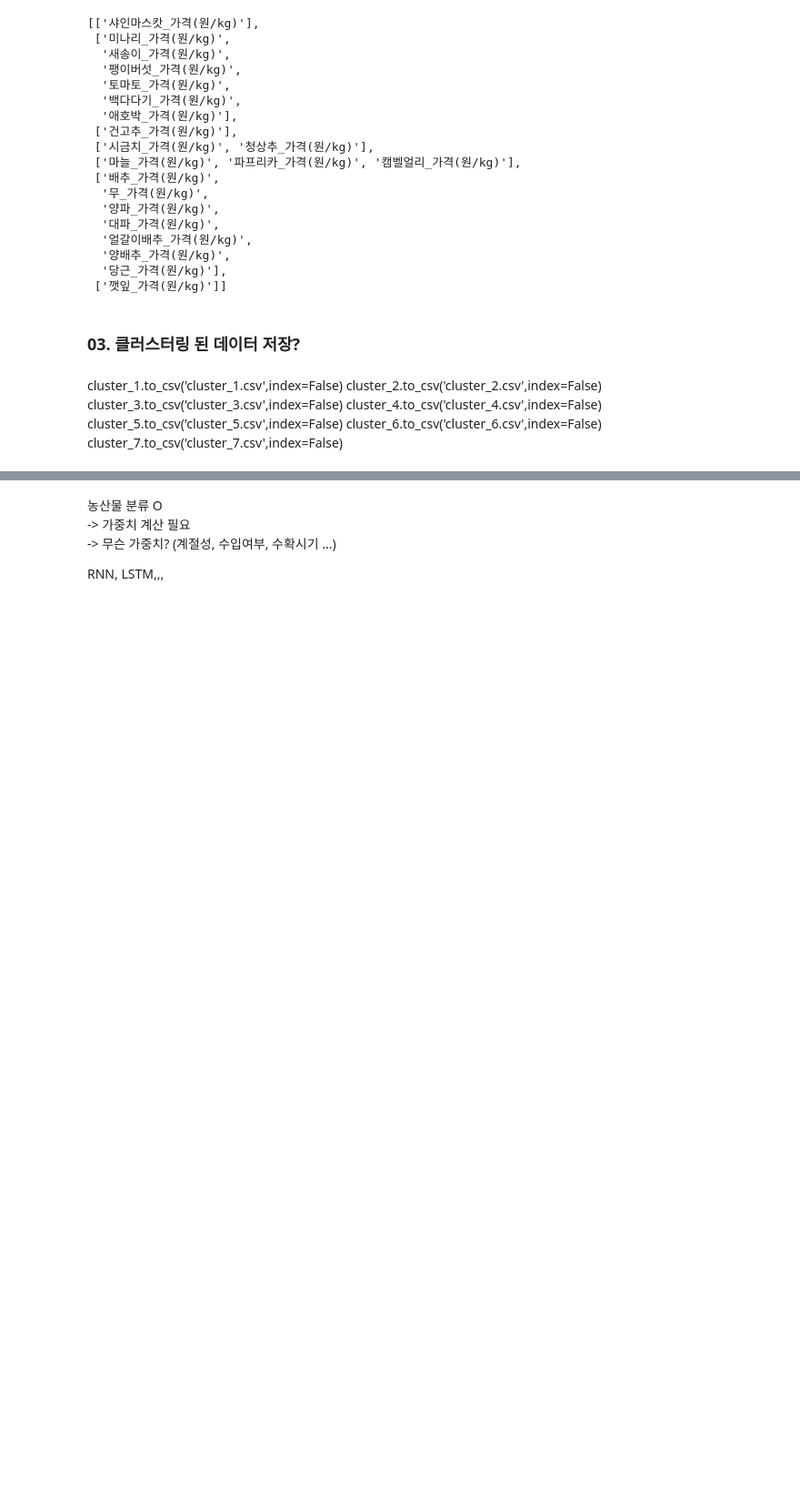
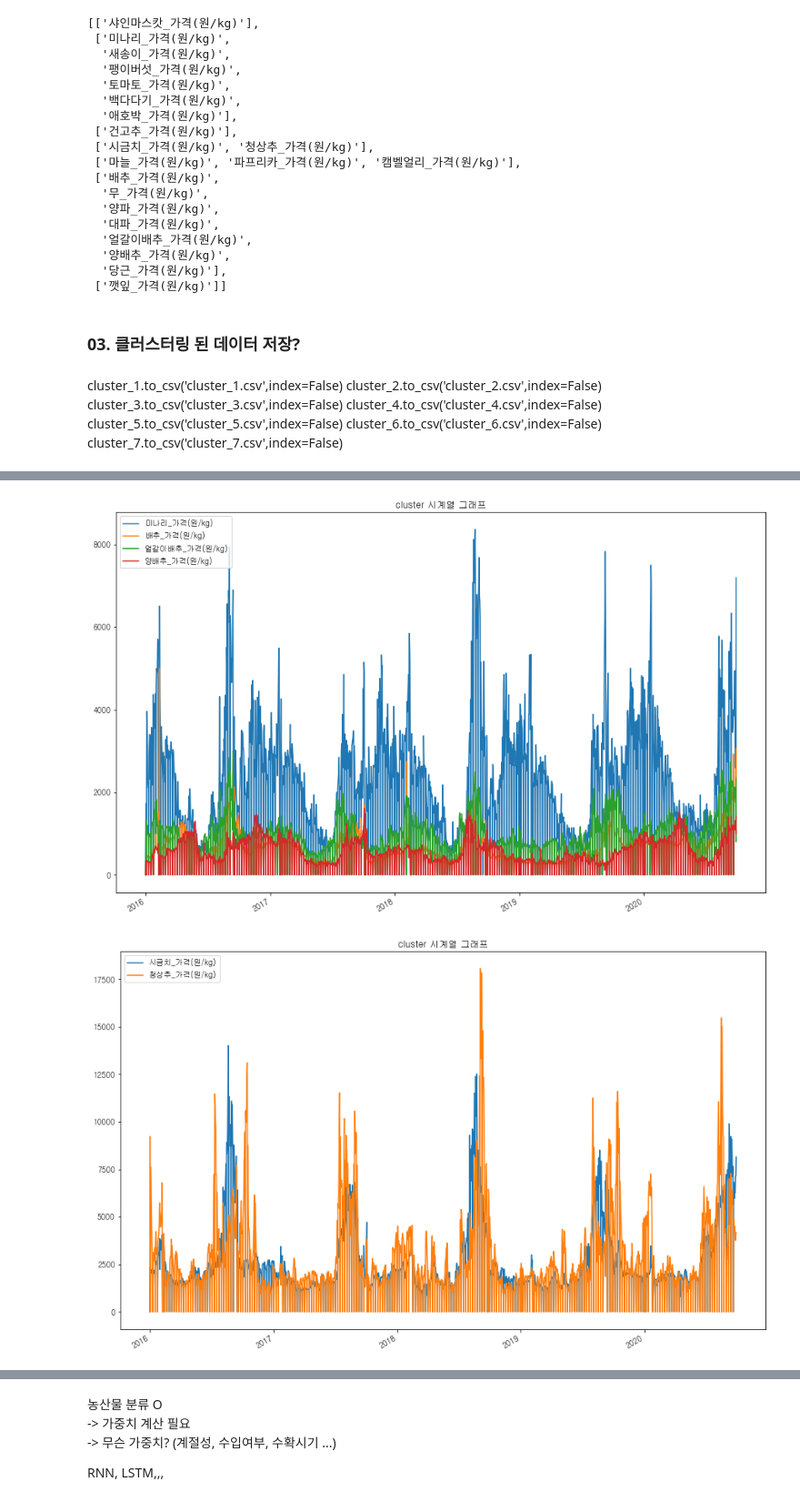
Before and after one commit to juyeon-shin/CLUB-D.N.A., a Jupyter notebook: 2022/03. 농산물 가격 예측 AI 경진대회/농산물 가격 예측 AI 경진대회_03. 가격 기준 클러스터링.ipynb, the cells around one changed output, grey strips where cells are left out. Shown at 91% size. Cells and saved outputs as stored; diff of their text form; code cells hidden in the pictures; blank space fills up the shorter version.

```diff
--- a/2022/03. 농산물 가격 예측 AI 경진대회/농산물 가격 예측 AI 경진대회_03. 가격 기준 클러스터링.ipynb
+++ b/2022/03. 농산물 가격 예측 AI 경진대회/농산물 가격 예측 AI 경진대회_03. 가격 기준 클러스터링.ipynb
@@ -251,0 +233,13 @@ cluster_7.to_csv('cluster_7.csv',index=False)
+# %%
+def make_EDA(data):
+    data_frame = pd.DataFrame()
+
+    for i in data :
+        new_data = price['%s_가격(원/kg)'%i]
+        data_frame = pd.concat([data_frame,new_data],axis=1)
+
+    return data_frame
+# %%
+leafy = ['미나리', '시금치', '청상추', '배추', '얼갈이배추', '양배추', '깻잎']
+leafy = make_EDA(leafy)
+leafy
@@ -251,0 +271,15 @@ cluster_7.to_csv('cluster_7.csv',index=False)
+# %%
+cluster_1 = make_frame(leafy,0)
+cluster_2 = make_frame(leafy,1)
+cluster_3 = make_frame(leafy,2)
+#cluster_4 = make_frame(leafy,3)
+#cluster_5 = make_frame(leafy,4)
+# %%
+clustered_EDA(cluster_1)
+clustered_EDA(cluster_2)
+clustered_EDA(cluster_3)
+#clustered_EDA(cluster_4)
+#clustered_EDA(cluster_5)
+# %% [output]
+[figure, added]
+[figure, added]
```
Also changed, not shown: parts of 8 cells of this notebook, 1 other file.
